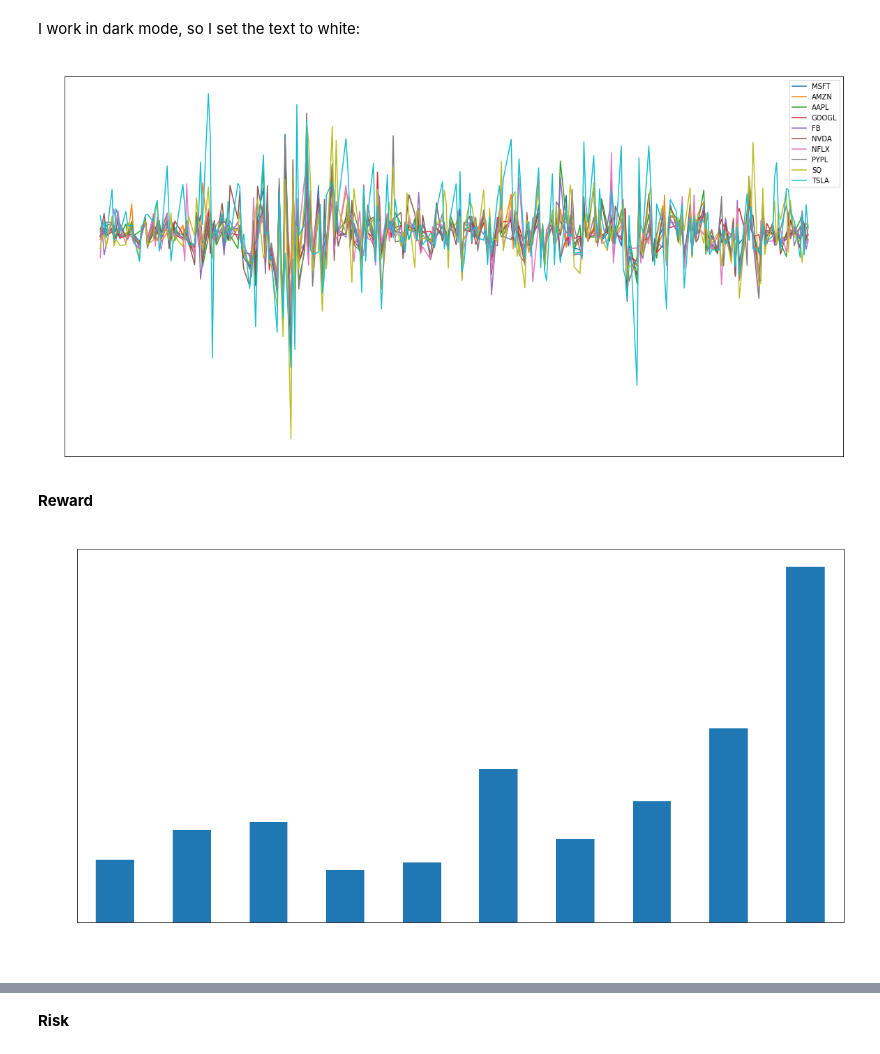
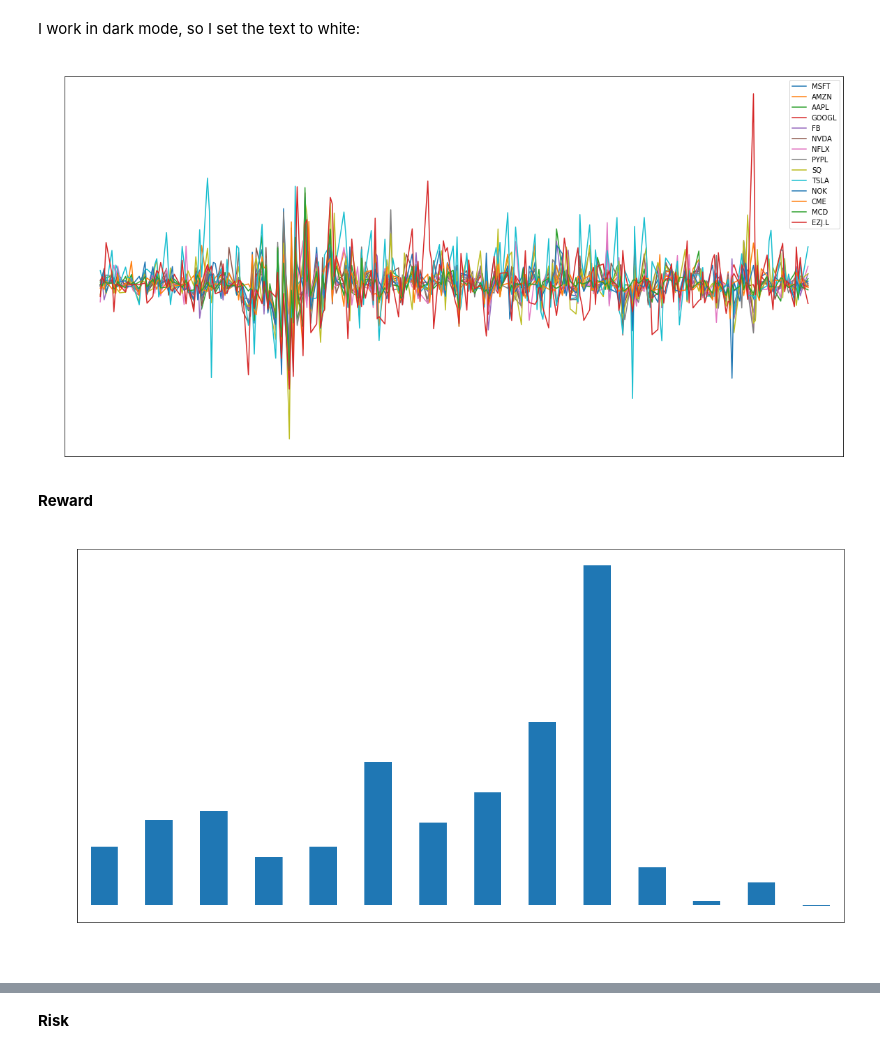
Before and after one commit to tomholmes96/ca-portfolio-opti, a Jupyter notebook: Portfolio_Optimisation_CA_Final.ipynb, the cells around one changed output, grey strips where cells are left out. Saved outputs shown, nothing was run; the diff lists cells and outputs as text; code cells hidden in the pictures.

```diff
--- a/Portfolio_Optimisation_CA_Final.ipynb
+++ b/Portfolio_Optimisation_CA_Final.ipynb
@@ -13,13 +13,14 @@ import scipy.optimize as sco
 # %% [markdown]
 # Pulling the Stock Data
 # %%
-tech_symbols = ['MSFT', 'AMZN', 'AAPL', 'GOOGL', 'FB', 'NVDA', 'NFLX', 'PYPL', 'SQ', 'TSLA']
+tech_symbols = ['MSFT', 'AMZN', 'AAPL', 'GOOGL', 'FB', 'NVDA', 'NFLX', 'PYPL', 'SQ', 'TSLA', 'NOK', 'CME']
 gold_symbols = ['AU', 'GOLD', 'CEY.L', 'SGLN.L', 'PAAS', 'POLY.L', 'PHSP.L', 'AUY', 'BTG', 'KGC']
+misc_stocks = ['MCD', 'EZJ.L']
 index_symbols = ['VWRL.L', 'VFEM.L', 'VUSA.L', 'VMIG.L']
-all_symbols = tech_symbols + gold_symbols + index_symbols
+all_symbols = tech_symbols + gold_symbols + misc_stocks + index_symbols
 start_date = datetime(2019, 12, 8)
 end_date = datetime(2020, 12, 7)
-my_stocks = web.get_data_yahoo(tech_symbols, start_date, end_date)
+my_stocks = web.get_data_yahoo(tech_symbols + misc_stocks, start_date, end_date)
 my_stocks
 # %% [output]
 | Attributes | Adj Close |  |  |  |  |  |  |  |  |  | ... |
@@ -64,15 +65,15 @@ plt.title('Return over time', fontdict={'color':'white'})
 plt.plot(daily_returns)
 plt.legend(daily_returns.columns);
 # %% [output]
-[figure, old version]
+[figure, new version]
 # %% [markdown]
 **Reward**
 # %%
 mean_daily_returns = daily_returns.mean()
-plt.title('Mean Daily RoR for Stocks - July 2017 to October 2020', fontdict={'color':'white'})
+plt.title('Mean Daily RoR for Stocks - Past Year', fontdict={'color':'white'})
 mean_daily_returns.plot(figsize=(20,10), kind='bar', ylabel='Mean Daily RoR');
 # %% [output]
-[figure, old version]
+[figure, new version]
 # %%
 total_return_over_year = ((adj_price_of_portfolio.iloc[-1] - adj_price_of_portfolio.iloc[0]) / adj_price_of_portfolio.iloc[0]) * 100
 
```
Also changed, not shown: parts of 18 cells of this notebook.
